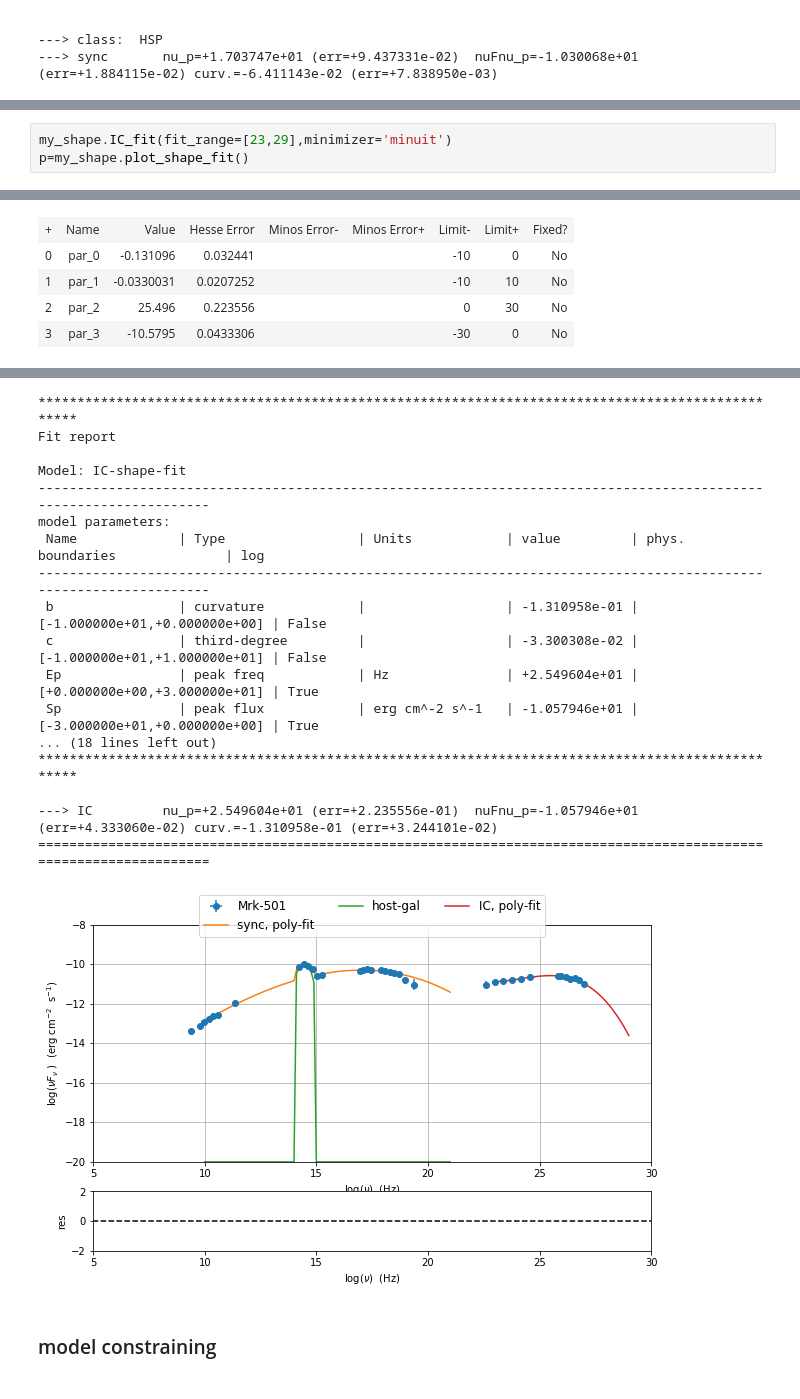
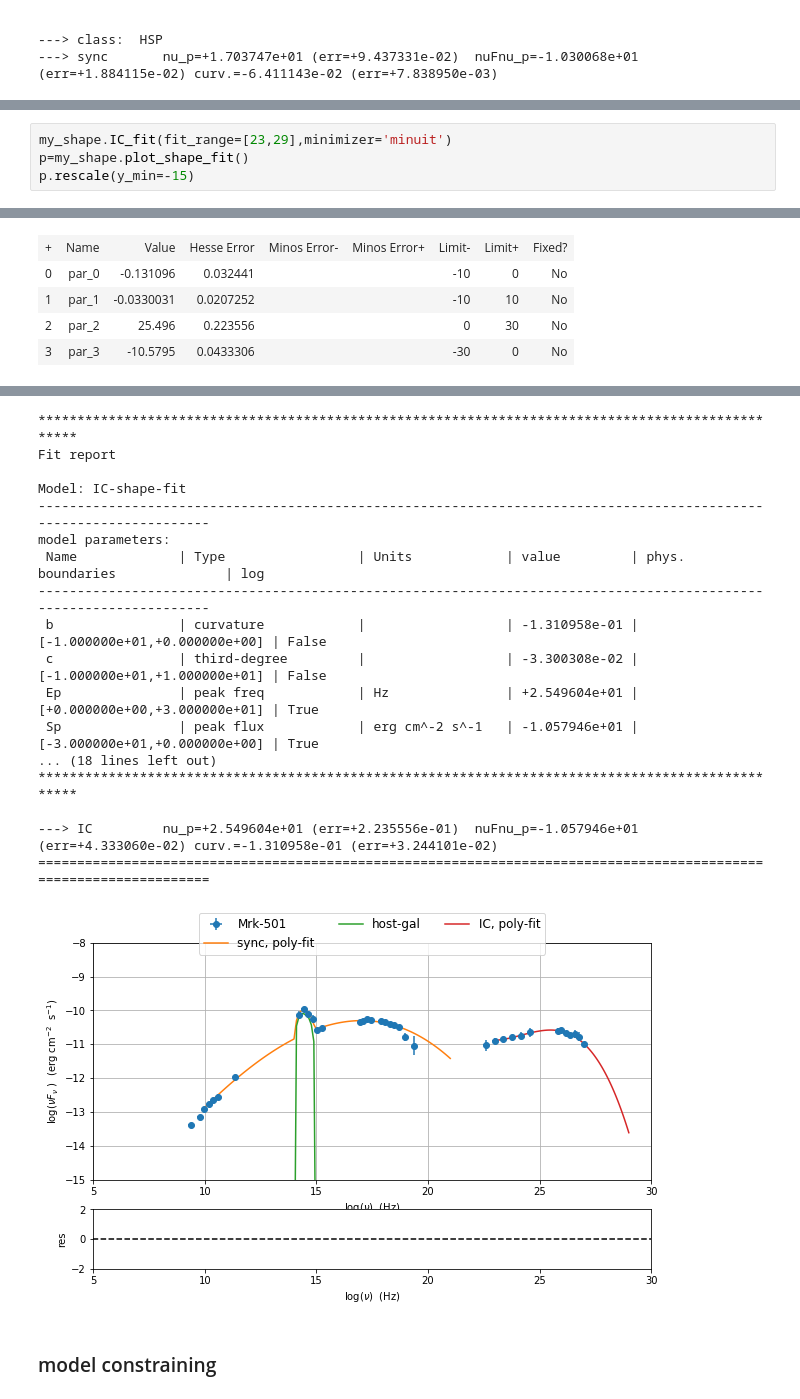
Before and after one commit to andreatramacere/jetset, a Jupyter notebook: doc/user_guide/model_fit/Jet_example_model_fit.ipynb, the cells around one changed output, grey strips where cells are left out. Cells and saved outputs as stored; diff of their text form.

```diff
--- a/doc/user_guide/model_fit/Jet_example_model_fit.ipynb
+++ b/doc/user_guide/model_fit/Jet_example_model_fit.ipynb
@@ -114,6 +114,7 @@ model parameters:
 # %%
 my_shape.IC_fit(fit_range=[23,29],minimizer='minuit')
 p=my_shape.plot_shape_fit()
+p.rescale(y_min=-15)
 # %% [output]
 ===================================================================================================================
 
@@ -123,34 +124,34 @@ p=my_shape.plot_shape_fit()
 [interactive output not drawn]
 | FCN = 1.9966189636467242 | TOTAL NCALL = 216 | NCALLS = 216 |
 | EDM = 9.56312217671091e-07 | GOAL EDM = 1e-05 | UP = 1.0 |
 | Valid | Valid Param | Accurate Covar | PosDef | Made PosDef |
 | True | True | True | True | False |
 | Hesse Fail | HasCov | Above EDM |  | Reach calllim |
 | False | True | False |  | False |
 | + | Name | Value | Hesse Error | Minos Error- | Minos Error+ | Limit- | Limit+ | Fixed? |
 | 0 | par_0 | -0.131096 | 0.032441 |  |  | -10 | 0 | No |
 | 1 | par_1 | -0.0330031 | 0.0207252 |  |  | -10 | 10 | No |
 | 2 | par_2 | 25.496 | 0.223556 |  |  | 0 | 30 | No |
 | 3 | par_3 | -10.5795 | 0.0433306 |  |  | -30 | 0 | No |
 [interactive output not drawn]
 **************************************************************************************************
 Fit report
 
 Model: IC-shape-fit
 -------------------------------------------------------------------------------------------------------------------
 model parameters:
  Name             | Type                 | Units            | value         | phys. boundaries              | log
 -------------------------------------------------------------------------------------------------------------------
  b                | curvature            |                  | -1.310958e-01 | [-1.000000e+01,+0.000000e+00] | False
  c                | third-degree         |                  | -3.300308e-02 | [-1.000000e+01,+1.000000e+01] | False
  Ep               | peak freq            | Hz               | +2.549604e+01 | [+0.000000e+00,+3.000000e+01] | True
  Sp               | peak flux            | erg cm^-2 s^-1   | -1.057946e+01 | [-3.000000e+01,+0.000000e+00] | True
 ... (18 lines left out)
 **************************************************************************************************
 
 ---> IC         nu_p=+2.549604e+01 (err=+2.235556e-01)  nuFnu_p=-1.057946e+01 (err=+4.333060e-02) curv.=-1.310958e-01 (err=+3.244101e-02)
 ===================================================================================================================
-[figure, old version]
+[figure, new version]
 # %% [markdown]
 ### model constraining
 # %%
```
Also changed, not shown: 17 other files.
